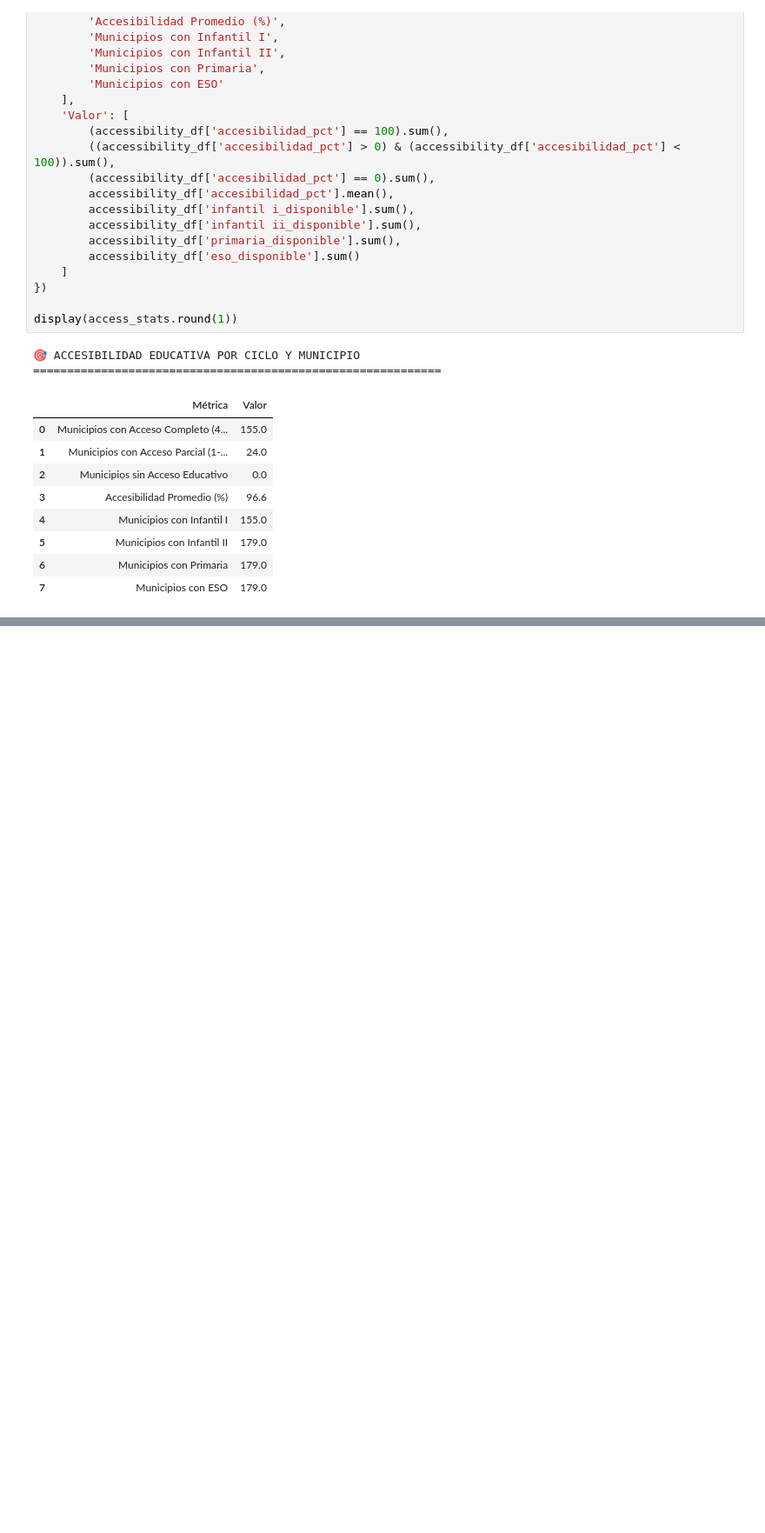
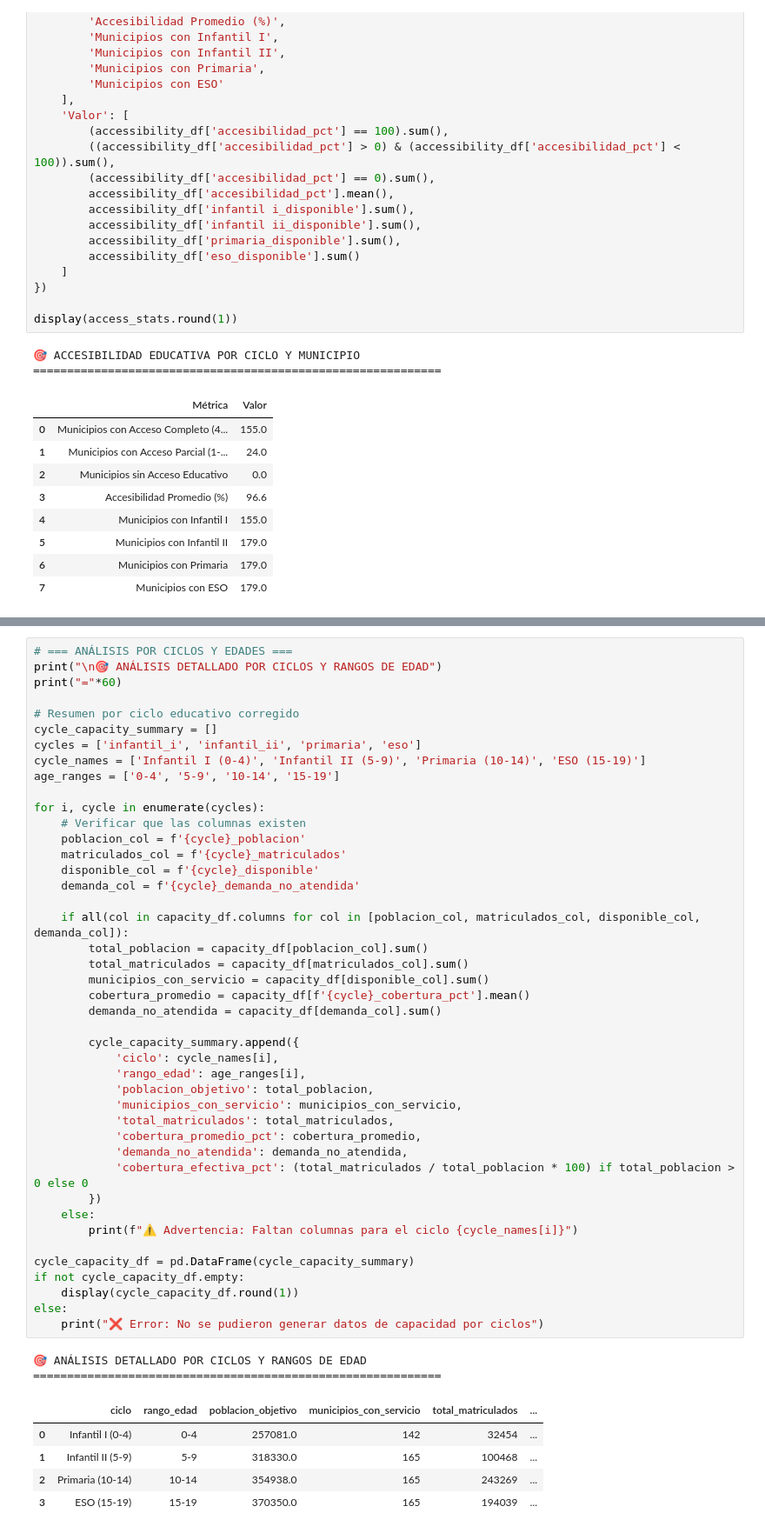
Before and after one commit to frankito24/FastAPIProject, a Jupyter notebook: notebooks/AnalisisEducacion.ipynb, the cells around one changed output, grey strips where cells are left out. Shown: that part at 87% size. Cells and saved outputs as stored; diff of their text form; blank space fills up the shorter version.

```diff
--- a/notebooks/AnalisisEducacion.ipynb
+++ b/notebooks/AnalisisEducacion.ipynb
@@ -890,0 +1113,51 @@ print("\n✅ ANÁLISIS DE ACCESIBILIDAD COMPLETADO")
+# %%
+# === ANÁLISIS POR CICLOS Y EDADES ===
+print("\n🎯 ANÁLISIS DETALLADO POR CICLOS Y RANGOS DE EDAD")
+print("="*60)
+
+# Resumen por ciclo educativo corregido
+cycle_capacity_summary = []
+cycles = ['infantil_i', 'infantil_ii', 'primaria', 'eso']
+cycle_names = ['Infantil I (0-4)', 'Infantil II (5-9)', 'Primaria (10-14)', 'ESO (15-19)']
+age_ranges = ['0-4', '5-9', '10-14', '15-19']
+
+for i, cycle in enumerate(cycles):
+    # Verificar que las columnas existen
+    poblacion_col = f'{cycle}_poblacion'
+    matriculados_col = f'{cycle}_matriculados'
+    disponible_col = f'{cycle}_disponible'
+    demanda_col = f'{cycle}_demanda_no_atendida'
+
+    if all(col in capacity_df.columns for col in [poblacion_col, matriculados_col, disponible_col, demanda_col]):
+        total_poblacion = capacity_df[poblacion_col].sum()
+        total_matriculados = capacity_df[matriculados_col].sum()
+        municipios_con_servicio = capacity_df[disponible_col].sum()
+        cobertura_promedio = capacity_df[f'{cycle}_cobertura_pct'].mean()
+        demanda_no_atendida = capacity_df[demanda_col].sum()
+
+        cycle_capacity_summary.append({
+            'ciclo': cycle_names[i],
+            'rango_edad': age_ranges[i],
+            'poblacion_objetivo': total_poblacion,
+            'municipios_con_servicio': municipios_con_servicio,
+            'total_matriculados': total_matriculados,
+            'cobertura_promedio_pct': cobertura_promedio,
+            'demanda_no_atendida': demanda_no_atendida,
+            'cobertura_efectiva_pct': (total_matriculados / total_poblacion * 100) if total_poblacion > 0 else 0
+        })
+    else:
+        print(f"⚠️ Advertencia: Faltan columnas para el ciclo {cycle_names[i]}")
+
+cycle_capacity_df = pd.DataFrame(cycle_capacity_summary)
+if not cycle_capacity_df.empty:
+    display(cycle_capacity_df.round(1))
+else:
+    print("❌ Error: No se pudieron generar datos de capacidad por ciclos")
+# %% [output]
+🎯 ANÁLISIS DETALLADO POR CICLOS Y RANGOS DE EDAD
+============================================================
+|  | ciclo | rango_edad | poblacion_objetivo | municipios_con_servicio | total_matriculados | ... |
+| 0 | Infantil I (0-4) | 0-4 | 257081.0 | 142 | 32454 | ... |
+| 1 | Infantil II (5-9) | 5-9 | 318330.0 | 165 | 100468 | ... |
+| 2 | Primaria (10-14) | 10-14 | 354938.0 | 165 | 243269 | ... |
+| 3 | ESO (15-19) | 15-19 | 370350.0 | 165 | 194039 | ... |
```
Also changed, not shown: parts of 13 cells of this notebook.
